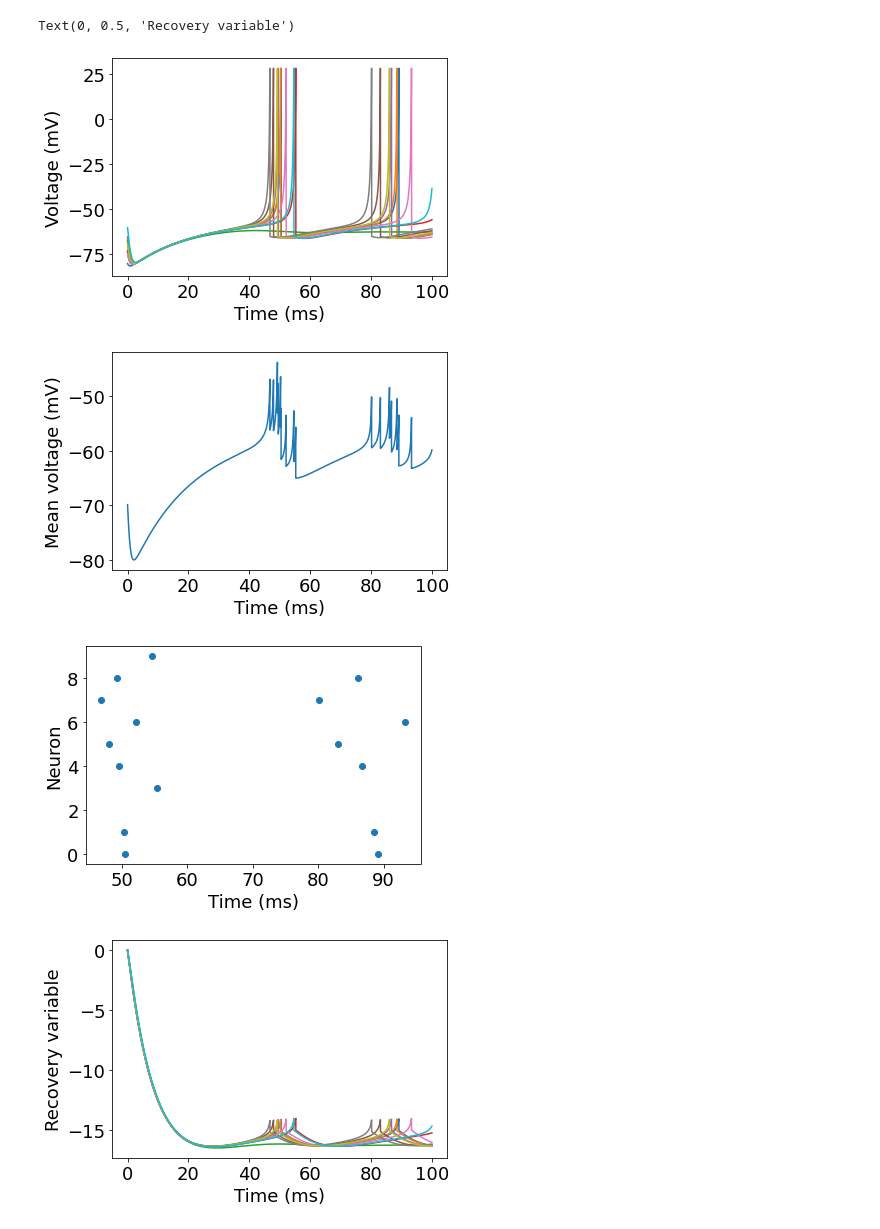
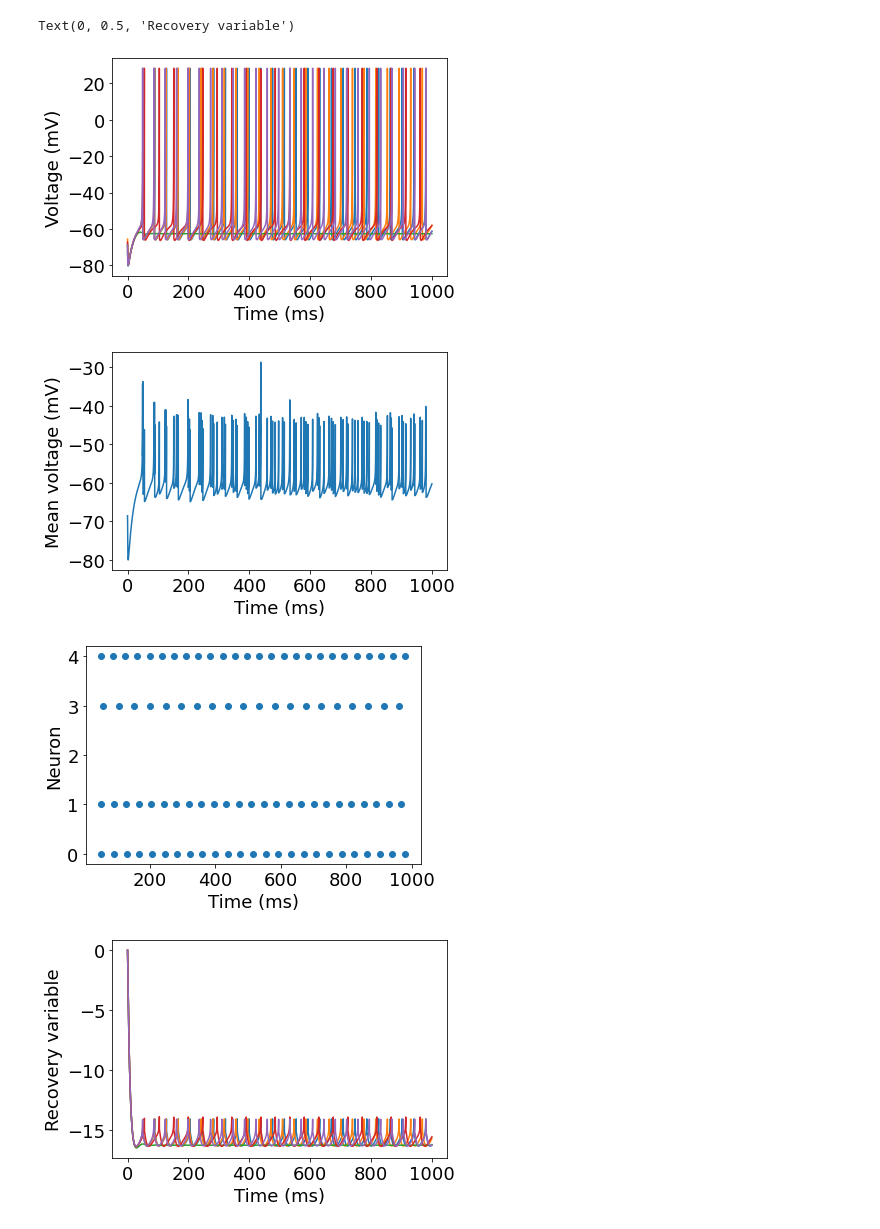
Before and after one commit to davidkelly2002/Final-Year-Project, a Jupyter notebook: Basic Neuron Model.ipynb, the cells around one changed output. Saved outputs shown, nothing was run; the diff lists cells and outputs as text; code cells hidden in the pictures.

```diff
--- a/Basic Neuron Model.ipynb
+++ b/Basic Neuron Model.ipynb
@@ -9,8 +9,8 @@ import scipy.stats as stats
 np.random.seed(101)
 
 
-N = 10
-T = 100
+N = 5
+T = 1000
 M = 50000
 dt = 0.005
 t0 = 0
@@ -93,35 +93,35 @@ font = {'family': 'Times', 'weight': 'normal', 'size': 18}
 plt.rc('font', **font)
 
 
 plt.figure()
 plt.plot(t_all, y_all[:N, :].T)
 plt.xlabel('Time (ms)')
 plt.ylabel('Voltage (mV)')
 
 
 
 plt.figure()
 plt.plot(t_all, y_all[:N, :].mean(axis=0))
 plt.xlabel('Time (ms)')
 plt.ylabel('Mean voltage (mV)')
 
 
 
 spike_times = spike_times[:spikeCounter, :]
 plt.figure()
 plt.scatter(spike_times[:, 0], spike_times[:, 1])
 plt.xlabel('Time (ms)')
 plt.ylabel('Neuron')
 
 
 plt.figure()
 plt.plot(t_all, y_all[N:, :].T)
 plt.xlabel('Time (ms)')
 plt.ylabel('Recovery variable')
 # %% [output]
 Text(0, 0.5, 'Recovery variable')
-[figure, old version]
+[figure, new version]
-[figure, old version]
+[figure, new version]
-[figure, old version]
+[figure, new version]
-[figure, old version]
+[figure, new version]
 # %%
```
Also changed, not shown: parts of 5 cells of this notebook.
